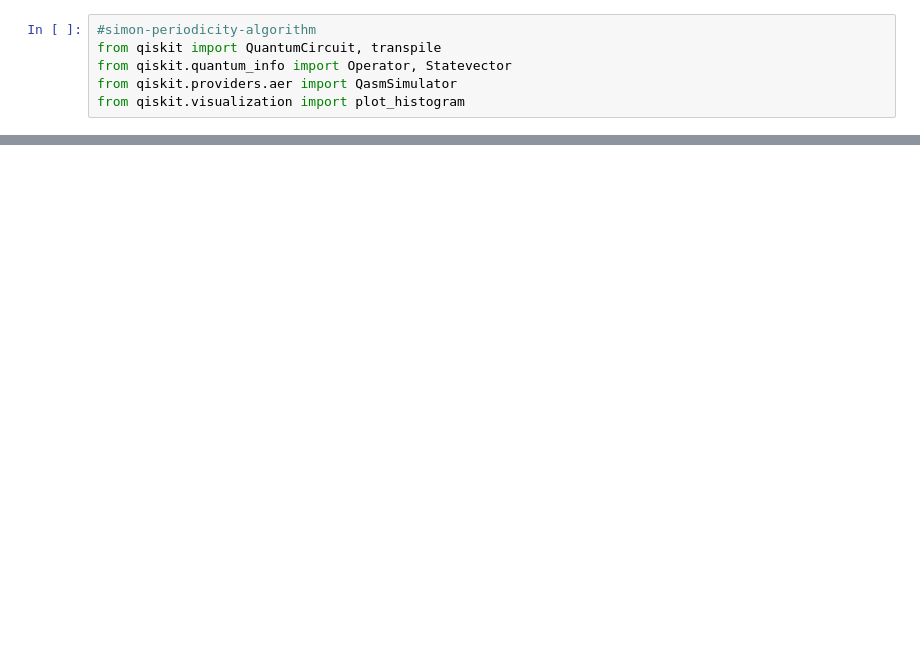
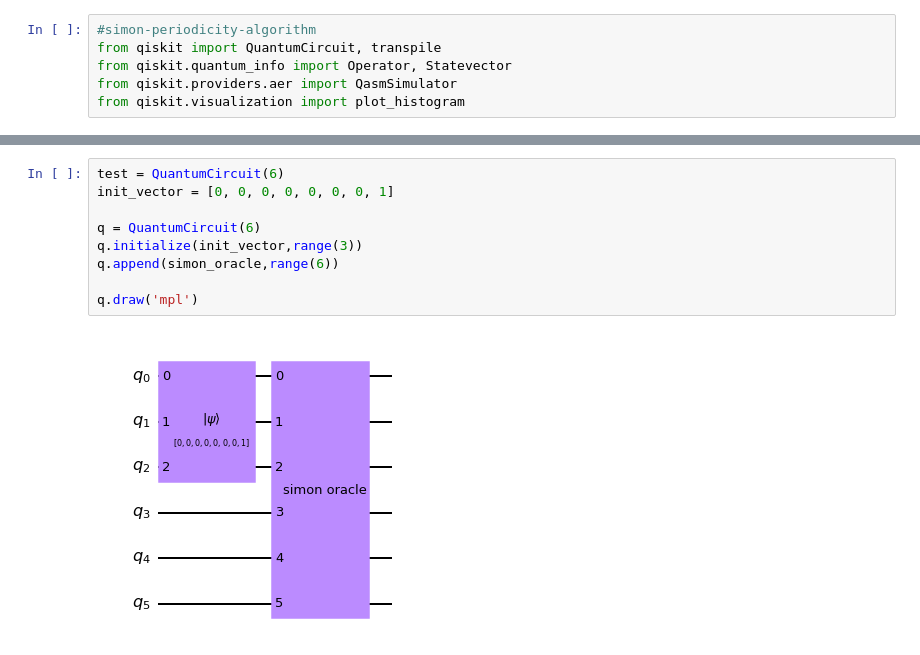
Before and after one commit to chenjie512/tfg_quantum_computing, a Jupyter notebook: qiskit/test_simon.ipynb, the cells around one changed output, grey strips where cells are left out. Cells and saved outputs as stored; diff of their text form; blank space fills up the shorter version.

```diff
--- a/qiskit/test_simon.ipynb
+++ b/qiskit/test_simon.ipynb
@@ -65,0 +88,11 @@ plot_histogram(counts)
+# %%
+test = QuantumCircuit(6)
+init_vector = [0, 0, 0, 0, 0, 0, 0, 1]
+
+q = QuantumCircuit(6)
+q.initialize(init_vector,range(3))
+q.append(simon_oracle,range(6))
+
+q.draw('mpl')
+# %% [output]
+[figure, added]
```
Also changed, not shown: parts of 4 cells of this notebook.
